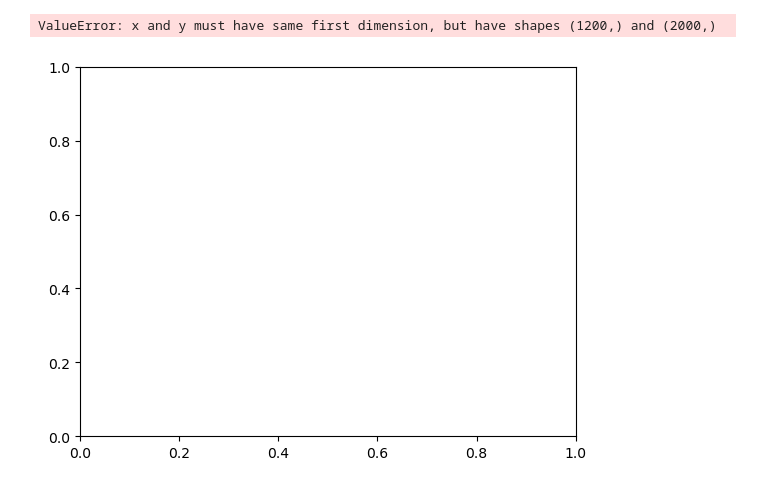
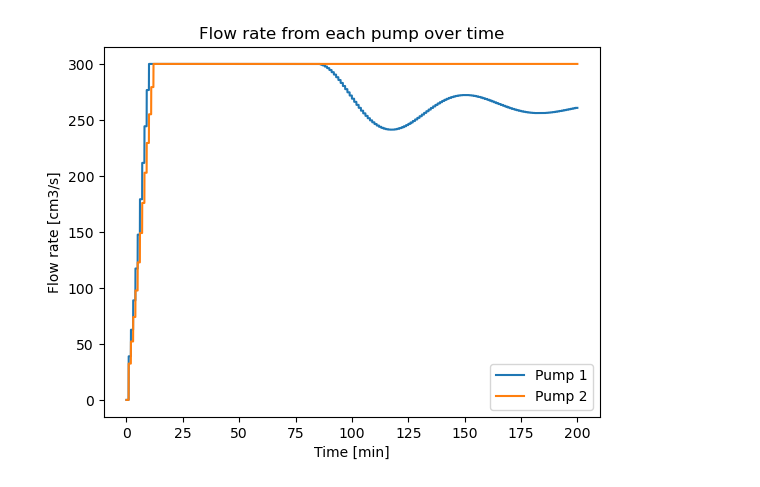
Before and after one commit to damiskov/model-predictive-control, a Jupyter notebook: exercises/4_tank_python/sim_PI_control.ipynb, the cells around one changed output. Saved outputs shown, nothing was run; the diff lists cells and outputs as text; code cells hidden in the pictures.

```diff
--- a/exercises/4_tank_python/sim_PI_control.ipynb
+++ b/exercises/4_tank_python/sim_PI_control.ipynb
@@ -44,7 +44,7 @@ F2 = 0           # [cm3/s] Flow rate from pump 2
 # Time
 # ------------------------------------------------------------
 
-N = 100 # Number of minutes to simulate
+N = 200 # Number of minutes to simulate
 t0 = 0.0        # [s] Initial time
 tf = N*60         # [s] Final time
 t= np.linspace(t0,tf,N)
@@ -77,7 +77,7 @@ X_d, T_d = np.zeros((4,1)), np.array([0])
 # Target values
 r = np.array([30,25])
 Kp = 5e-1 # Proportional gain
-Ki = 8e-3 # Integral gain
+Ki = 1e-1 # Integral gain
 i = np.array([0,0])
 dt = 1 # 1 minute
 for k in range(0, N-1):
@@ -92,6 +92,8 @@ for k in range(0, N-1):
     i = out[1]
     sol = integrate.solve_ivp(fourTankSys.process, [t[k], t[k+1]], x[:, k], method='BDF', args=([u[:, k]]))
     x[:, k+1] = sol.y[:, -1]
+    # if np.any(x[:, k+1] < 0):  # Ensure that the mass in the tanks is always positive
+    #     x[:, k+1] = np.maximum(x[:, k+1], 0)
     X_d = np.append(X_d, x[:, k+1].reshape(4,1), axis=1)
     T_d = np.append(T_d, sol.t[-1])
 
@@ -131,18 +133,17 @@ Target height of tank 2: 25
 # %%
 
 U = np.zeros((2, 20*N))
 U[:, 0:20] = np.array([F1, F2]).reshape(2,1)*np.ones((2, 20))
-t_U = np.linspace(0, 3600, 1200)
-for i in range (1, N-1):
+t_U = np.linspace(0, tf, 20*N)
+for i in range(1, N):
     U[:, 20*i:20*(i+1)] = u[:, i].reshape(2,1)*np.ones((2, 20))
 
 plt.plot(t_U/60, U[0,:], label='Pump 1')
 plt.plot(t_U/60, U[1,:], label='Pump 2')
 plt.xlabel('Time [min]')
 plt.ylabel('Flow rate [cm3/s]')
 plt.title('Flow rate from each pump over time')
 plt.legend()
 plt.show()
 # %% [output]
-ValueError: x and y must have same first dimension, but have shapes (1200,) and (2000,)
-[figure, old version]
+[figure, new version]
```
Also changed, not shown: parts of 1 cell of this notebook, 10 other files.
